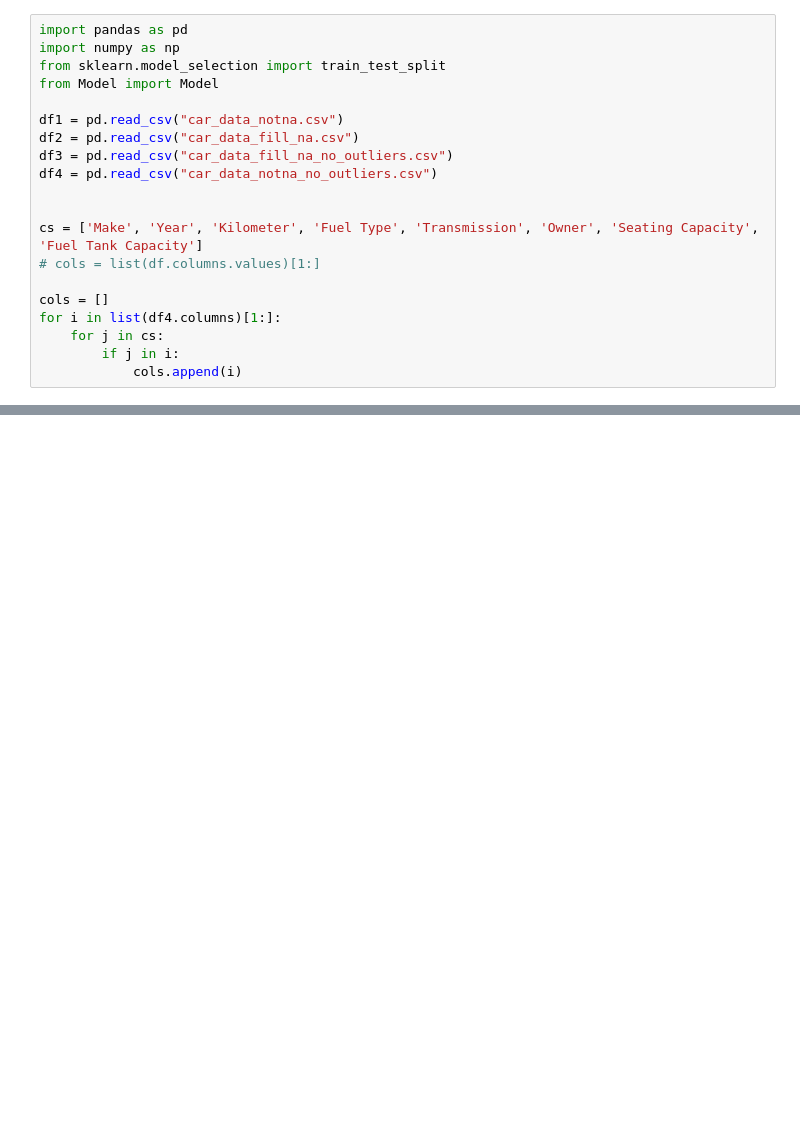
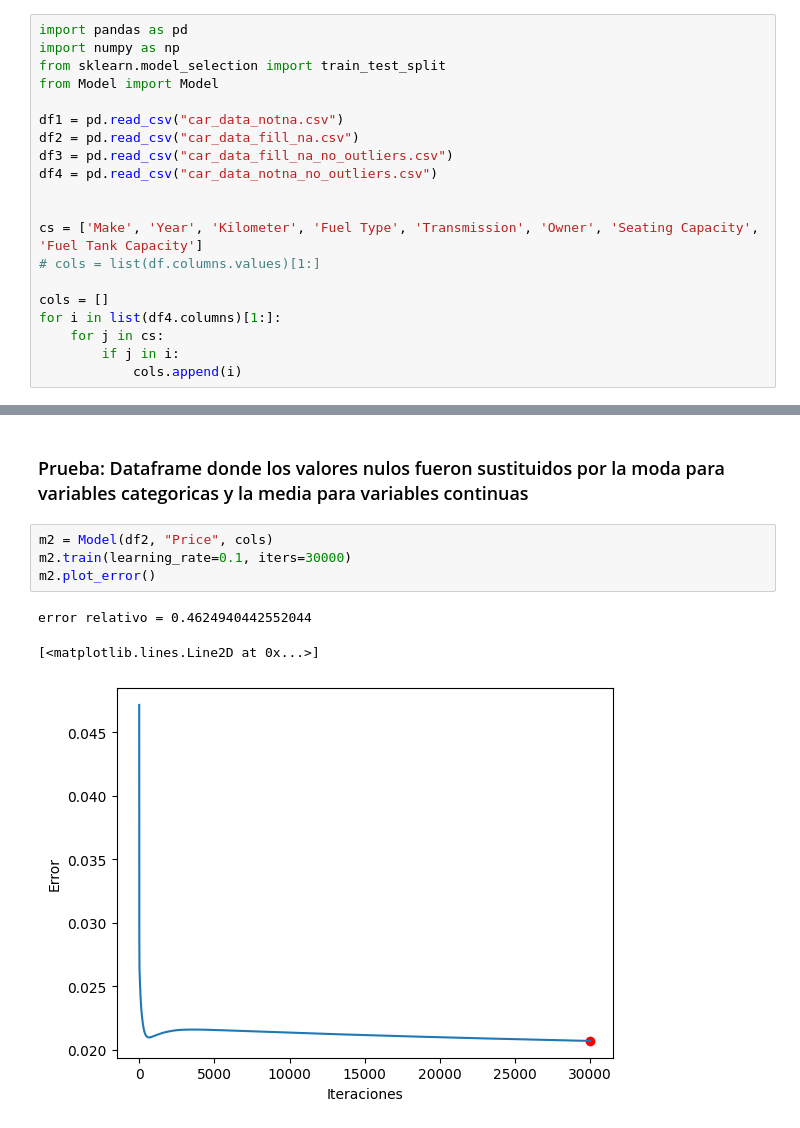
Before and after one commit to Gchaurio/CI5438-Proyecto1, a Jupyter notebook: descenso_gradiente_pruebas.ipynb, the cells around one changed output, grey strips where cells are left out. Drawn from its saved outputs; the diff is of its cells as text; blank space fills up the shorter version.

```diff
--- a/descenso_gradiente_pruebas.ipynb
+++ b/descenso_gradiente_pruebas.ipynb
@@ -54,0 +51,10 @@ rs = m1.results
+# %% [markdown]
+### Prueba: Dataframe donde los valores nulos fueron sustituidos por la moda para variables categoricas y la media para variables continuas
+# %%
+m2 = Model(df2, "Price", cols)
+m2.train(learning_rate=0.1, iters=30000)
+m2.plot_error()
+# %% [output]
+error relativo = 0.4624940442552044
+[<matplotlib.lines.Line2D at 0x...>]
+[figure, added]
```
Also changed, not shown: parts of 21 cells of this notebook.
